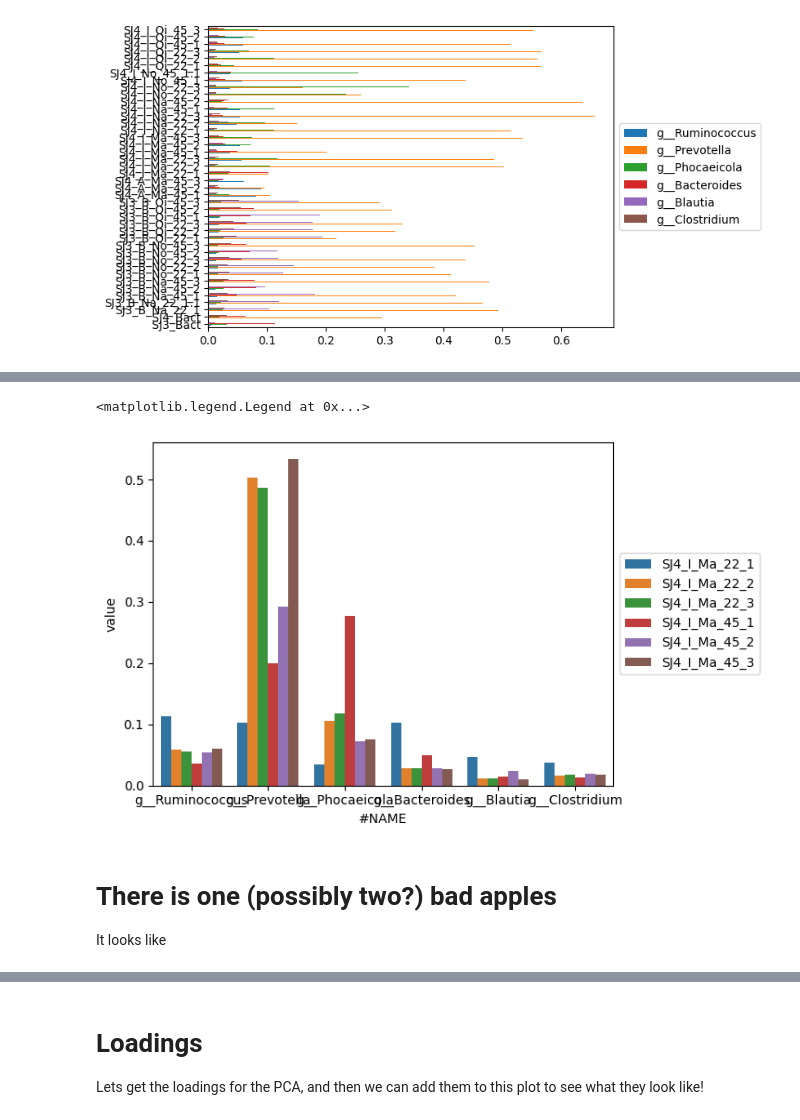
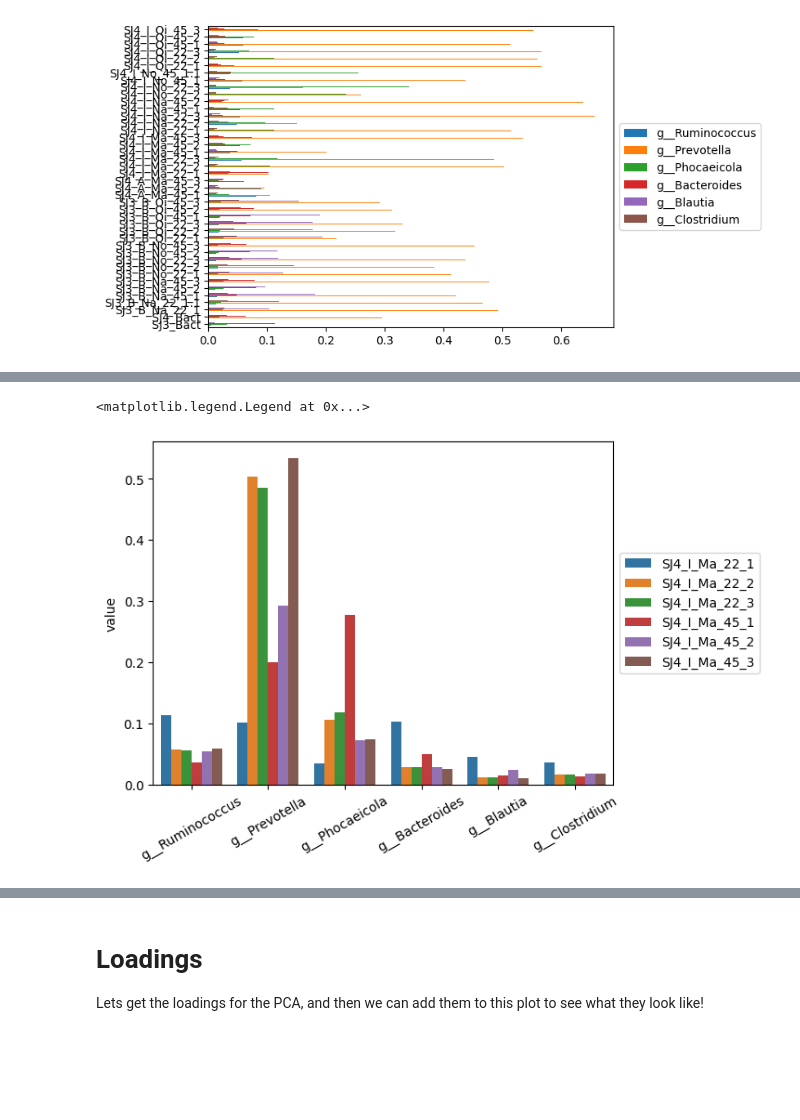
Before and after one commit to linsalrob/EdwardsLab, a Jupyter notebook: jupyter/sarah_taxonomy_pca.ipynb, the cells around one changed output, grey strips where cells are left out. Cells and saved outputs as stored; diff of their text form; code cells hidden in the pictures; blank space fills up the shorter version.

```diff
--- a/jupyter/sarah_taxonomy_pca.ipynb
+++ b/jupyter/sarah_taxonomy_pca.ipynb
@@ -237,10 +285,9 @@ dvm
 # %%
+dvm = dfcontam[['g__Ruminococcus', 'g__Prevotella', 'g__Phocaeicola', 'g__Bacteroides', 'g__Blautia', 'g__Clostridium']].reset_index().melt(id_vars="index")
 ax = sns.barplot(data=dvm, x='#NAME', y='value', hue='index')
+ax.set_xticklabels(ax.get_xticklabels(), rotation=30)
+ax.set_xlabel("")
 ax.legend(loc='center left', bbox_to_anchor=(1, 0.5))
 # %% [output]
 <matplotlib.legend.Legend at 0x...>
-[figure, old version]
+[figure, new version]
-# %% [markdown]
-# There is one (possibly two?) bad apples
-
-It looks like
```
Also changed, not shown: parts of 10 cells of this notebook, 1 other file.
